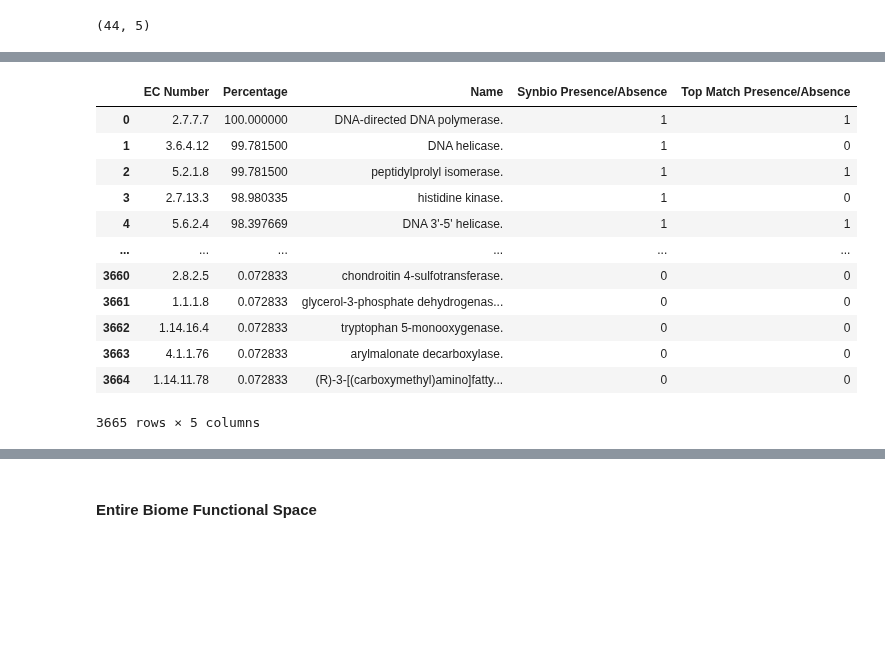
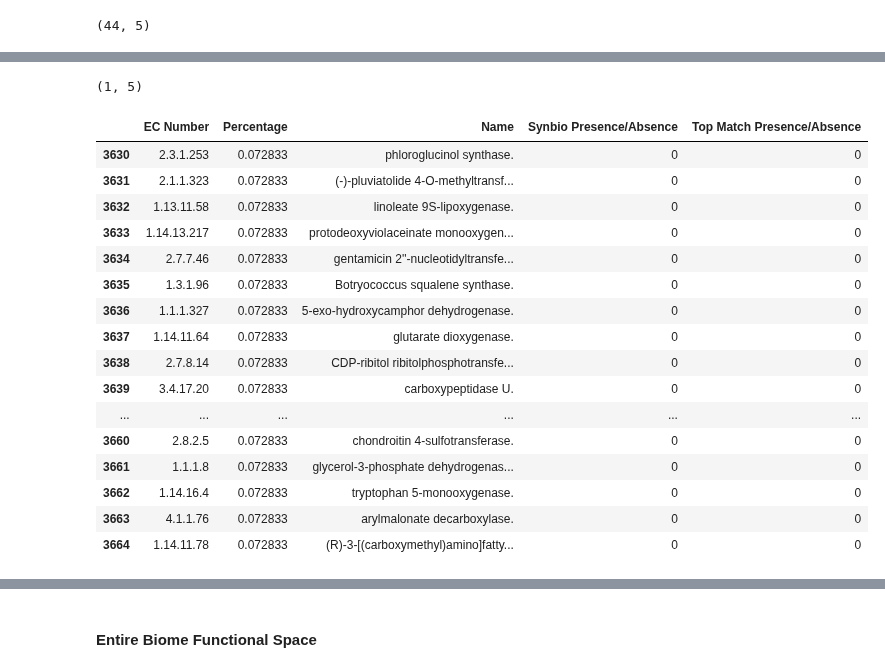
Before and after one commit to jtdocter27/EcoDr, a Jupyter notebook: EnCen/Figures for paper/as_specic_figures.ipynb, the cells around one changed output, grey strips where cells are left out. Saved outputs shown, nothing was run; the diff lists cells and outputs as text; code cells hidden in the pictures; blank space fills up the shorter version.

```diff
--- a/EnCen/Figures for paper/as_specic_figures.ipynb
+++ b/EnCen/Figures for paper/as_specic_figures.ipynb
@@ -37,16 +18,25 @@ as_lost
+# %%
+as_lost
+print((as_lost[(as_lost['Percentage'] <= 20)]).shape)
+# %% [output]
+(1, 5)
 # %%
-as_all
+as_all[3630:3665]
 # %% [output]
 |  | EC Number | Percentage | Name | Synbio Presence/Absence | Top Match Presence/Absence |
-| 0 | 2.7.7.7 | 100.000000 | DNA-directed DNA polymerase. | 1 | 1 |
-| 1 | 3.6.4.12 | 99.781500 | DNA helicase. | 1 | 0 |
-| 2 | 5.2.1.8 | 99.781500 | peptidylprolyl isomerase. | 1 | 1 |
-| 3 | 2.7.13.3 | 98.980335 | histidine kinase. | 1 | 0 |
-| 4 | 5.6.2.4 | 98.397669 | DNA 3'-5' helicase. | 1 | 1 |
+| 3630 | 2.3.1.253 | 0.072833 | phloroglucinol synthase. | 0 | 0 |
+| 3631 | 2.1.1.323 | 0.072833 | (-)-pluviatolide 4-O-methyltransf... | 0 | 0 |
+| 3632 | 1.13.11.58 | 0.072833 | linoleate 9S-lipoxygenase. | 0 | 0 |
+| 3633 | 1.14.13.217 | 0.072833 | protodeoxyviolaceinate monooxygen... | 0 | 0 |
+| 3634 | 2.7.7.46 | 0.072833 | gentamicin 2''-nucleotidyltransfe... | 0 | 0 |
+| 3635 | 1.3.1.96 | 0.072833 | Botryococcus squalene synthase. | 0 | 0 |
+| 3636 | 1.1.1.327 | 0.072833 | 5-exo-hydroxycamphor dehydrogenase. | 0 | 0 |
+| 3637 | 1.14.11.64 | 0.072833 | glutarate dioxygenase. | 0 | 0 |
+| 3638 | 2.7.8.14 | 0.072833 | CDP-ribitol ribitolphosphotransfe... | 0 | 0 |
+| 3639 | 3.4.17.20 | 0.072833 | carboxypeptidase U. | 0 | 0 |
 | ... | ... | ... | ... | ... | ... |
 | 3660 | 2.8.2.5 | 0.072833 | chondroitin 4-sulfotransferase. | 0 | 0 |
 | 3661 | 1.1.1.8 | 0.072833 | glycerol-3-phosphate dehydrogenas... | 0 | 0 |
 | 3662 | 1.14.16.4 | 0.072833 | tryptophan 5-monooxygenase. | 0 | 0 |
 | 3663 | 4.1.1.76 | 0.072833 | arylmalonate decarboxylase. | 0 | 0 |
 | 3664 | 1.14.11.78 | 0.072833 | (R)-3-[(carboxymethyl)amino]fatty... | 0 | 0 |
-3665 rows × 5 columns
```
Also changed, not shown: parts of 3 cells of this notebook, 2 other files.
